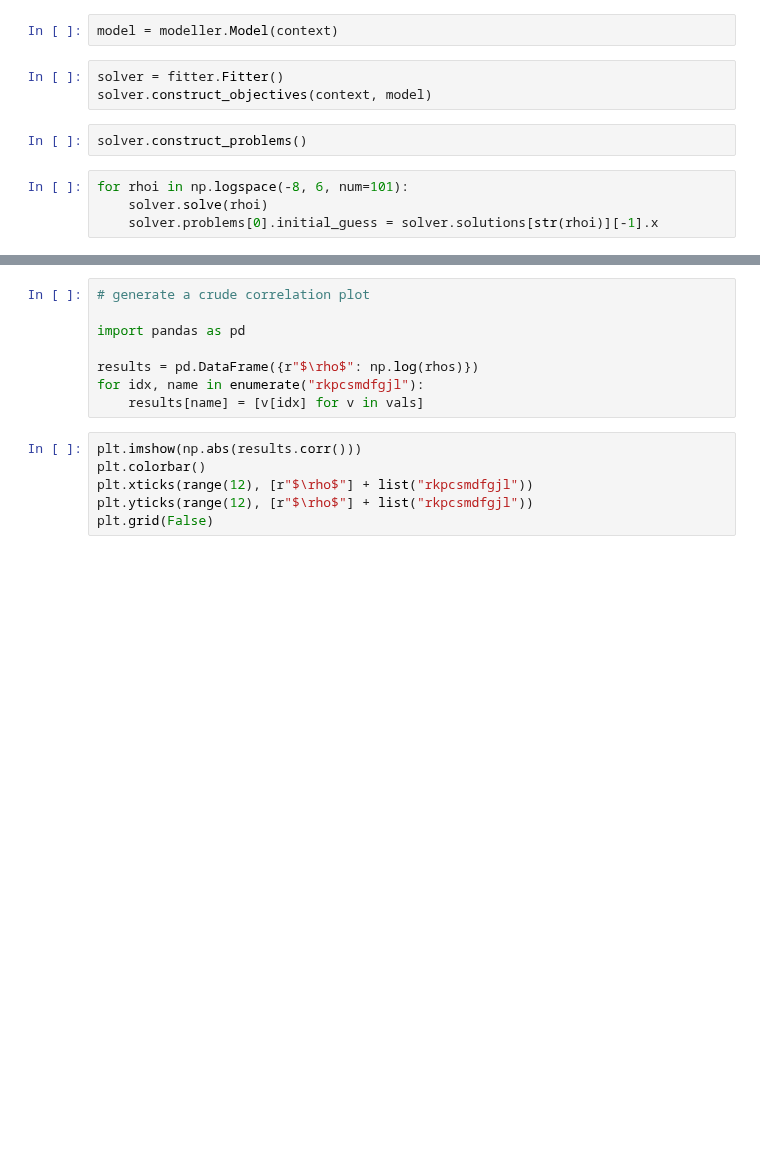
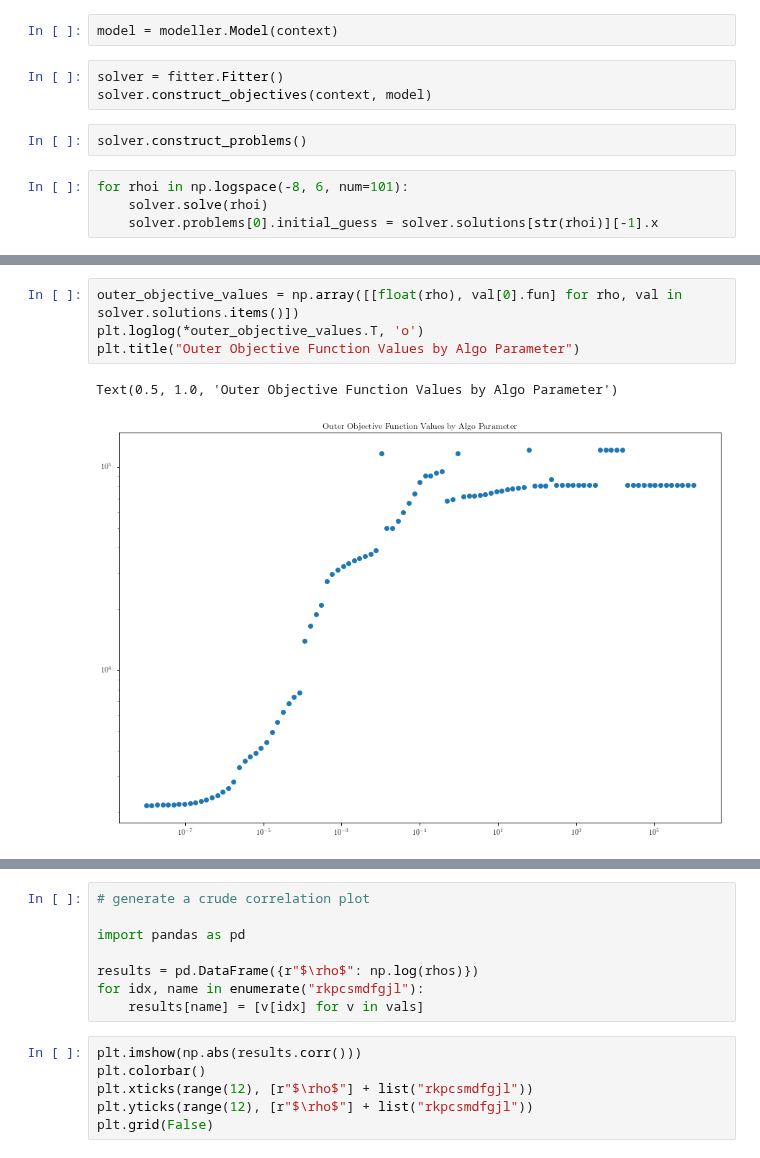
Before and after one commit to dwu402/self-harm, a Jupyter notebook: smol_royal_case.ipynb, the cells around one changed output, grey strips where cells are left out. Cells and saved outputs as stored; diff of their text form; blank space fills up the shorter version.

```diff
--- a/smol_royal_case.ipynb
+++ b/smol_royal_case.ipynb
@@ -67,0 +60,7 @@ plt.yscale("log", nonposy="mask")
+# %%
+outer_objective_values = np.array([[float(rho), val[0].fun] for rho, val in solver.solutions.items()])
+plt.loglog(*outer_objective_values.T, 'o')
+plt.title("Outer Objective Function Values by Algo Parameter")
+# %% [output]
+Text(0.5, 1.0, 'Outer Objective Function Values by Algo Parameter')
+[figure, added]
```
Also changed, not shown: parts of 26 cells of this notebook, 3 other files.
